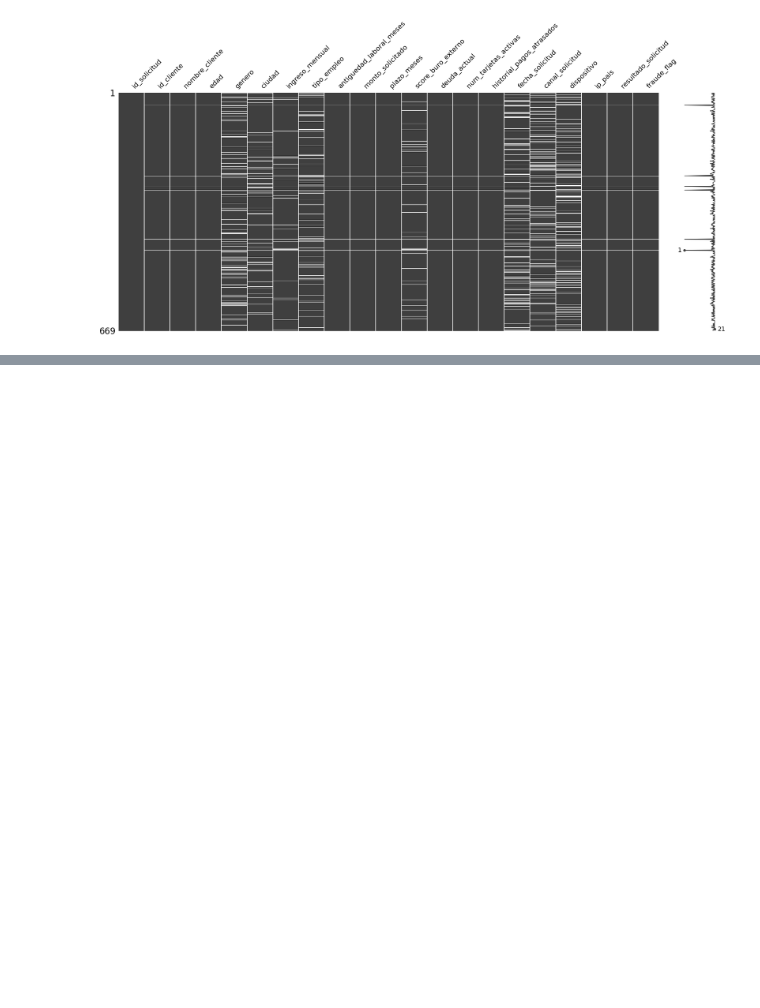
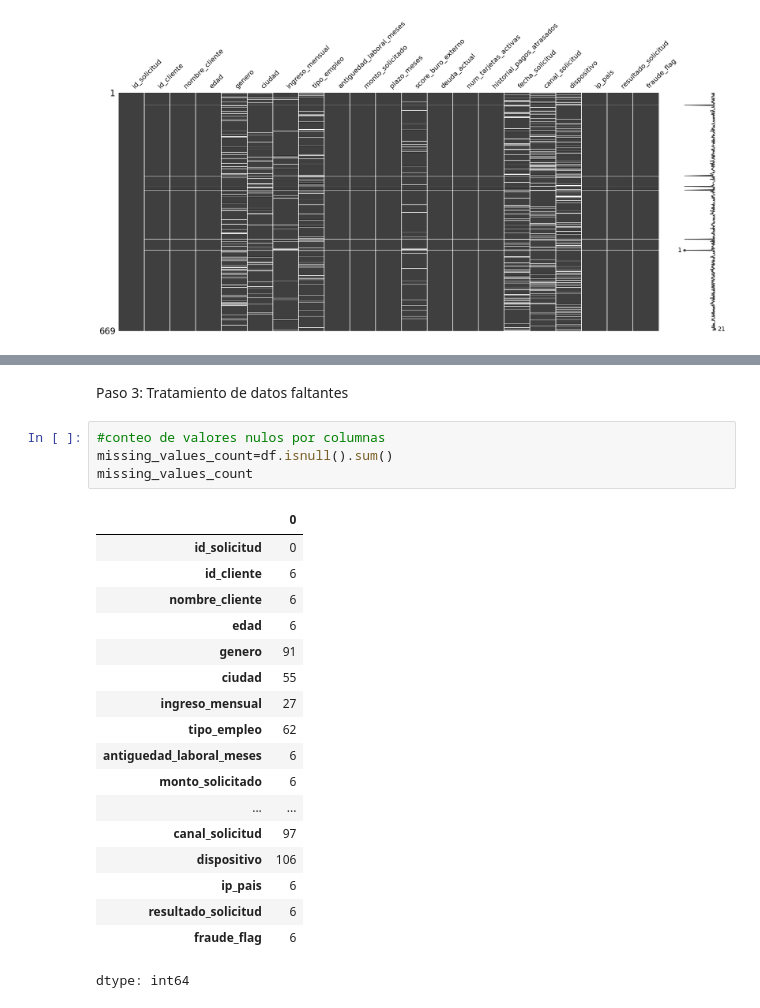
Before and after one commit to ritterb64/NeoCredit_LimpiezaDatos, a Jupyter notebook: NeoCredit_LimpizaDatos.ipynb, the cells around one changed output, grey strips where cells are left out. Drawn from its saved outputs; the diff is of its cells as text; blank space fills up the shorter version.

Commit message:
conteo de valores nulos por columnas

```diff
--- a/NeoCredit_LimpizaDatos.ipynb
+++ b/NeoCredit_LimpizaDatos.ipynb
@@ -94,3 +94,28 @@ profile.to_notebook_iframe()
 
   from ydata_profiling import ProfileReport
 [interactive output not drawn]
+# %% [markdown]
+Paso 3: Tratamiento de datos faltantes
+# %%
+#conteo de valores nulos por columnas
+missing_values_count=df.isnull().sum()
+missing_values_count
+# %% [output]
+|  | 0 |
+| id_solicitud | 0 |
+| id_cliente | 6 |
+| nombre_cliente | 6 |
+| edad | 6 |
+| genero | 91 |
+| ciudad | 55 |
+| ingreso_mensual | 27 |
+| tipo_empleo | 62 |
+| antiguedad_laboral_meses | 6 |
+| monto_solicitado | 6 |
+| ... | ... |
+| canal_solicitud | 97 |
+| dispositivo | 106 |
+| ip_pais | 6 |
+| resultado_solicitud | 6 |
+| fraude_flag | 6 |
+dtype: int64
```
